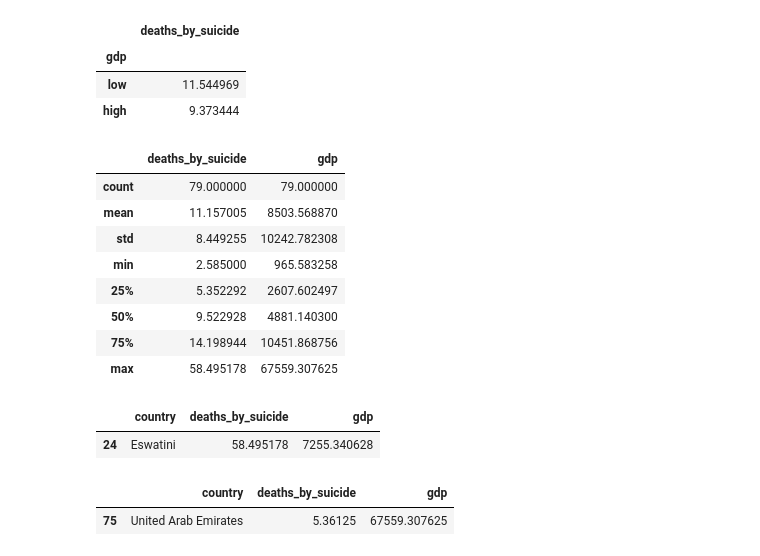
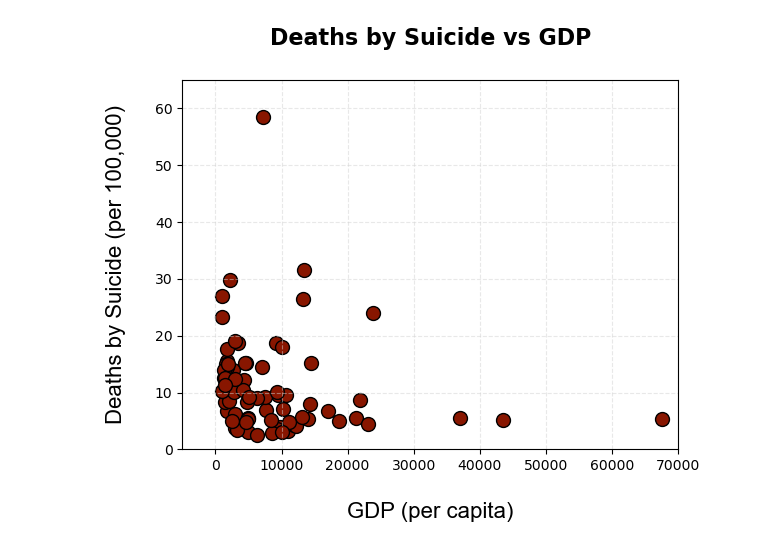
Before and after one commit to BramSunner/project-1-group-04, a Jupyter notebook: sarah_work/sarah_notebook.ipynb, the cells around one changed output. Cells and saved outputs as stored; diff of their text form; code cells hidden in the pictures.

```diff
--- a/sarah_work/sarah_notebook.ipynb
+++ b/sarah_work/sarah_notebook.ipynb
@@ -69,33 +20,26 @@ df.head()
-# %%
-df.groupby("gdp").agg({"deaths_by_suicide": "mean"})
-# %% [output]
-|  | deaths_by_suicide |
-| gdp |  |
-| low | 11.544969 |
-| high | 9.373444 |
-# %%
-df1 = df.groupby('country').agg({'deaths_by_suicide': 'mean', 'gdp': 'mean'}).reset_index()
-df1.describe()
-# %% [output]
-|  | deaths_by_suicide | gdp |
-| count | 79.000000 | 79.000000 |
-| mean | 11.157005 | 8503.568870 |
-| std | 8.449255 | 10242.782308 |
-| min | 2.585000 | 965.583258 |
-| 25% | 5.352292 | 2607.602497 |
-| 50% | 9.522928 | 4881.140300 |
-| 75% | 14.198944 | 10451.868756 |
-| max | 58.495178 | 67559.307625 |
 # %%
 #Despite its classification as a lower-middle income country, Eswatini suffers from severe poverty, corruption, and high unemployment.
-df1.loc[df1.deaths_by_suicide > 57]
+# df.loc[df.deaths_by_suicide > 57]
-# %% [output]
-|  | country | deaths_by_suicide | gdp |
-| 24 | Eswatini | 58.495178 | 7255.340628 |
 # %%
-df1.loc[df1.gdp > 60000]
+# df.loc[df.gdp > 60000]
-# %% [output]
-|  | country | deaths_by_suicide | gdp |
-| 75 | United Arab Emirates | 5.36125 | 67559.307625 |
+# %%
+df1 = df.groupby('country').agg({'deaths_by_suicide': 'mean', 'gdp': 'mean'}).reset_index()
+x_values = df1.gdp
+y_values = df1.deaths_by_suicide
+# s = df1.deaths_by_suicide
+# plt.scatter(x_values, y_values, facecolor='#881600', edgecolor='black', s=s*10)
+plt.scatter(x_values, y_values, facecolor='#881600', edgecolor='black', s=100)
+plt.xlabel('\nGDP (per capita)', fontsize=16, fontname='Arial')
+plt.ylabel('Deaths by Suicide (per 100,000)\n', fontsize=16, fontname='Arial')
+plt.title('Deaths by Suicide vs GDP\n', fontweight='bold', fontsize=16)
+plt.grid(color='lightgrey', linestyle = "--", alpha=0.5)
+# plt.annotate(line_eq,(40,60000),fontsize=15,color='black')
+plt.xlim (-5000,70000)
+plt.ylim (0,65)
+plt.show
+# Save the figure
+plt.savefig("output_data/Fig1.png")
+# %% [output]
+[figure, added]
 # %%
 df1 = df.groupby('country').agg({'deaths_by_suicide': 'mean', 'gdp': 'mean'}).reset_index()
```
Also changed, not shown: parts of 15 cells of this notebook, 11 other files.
